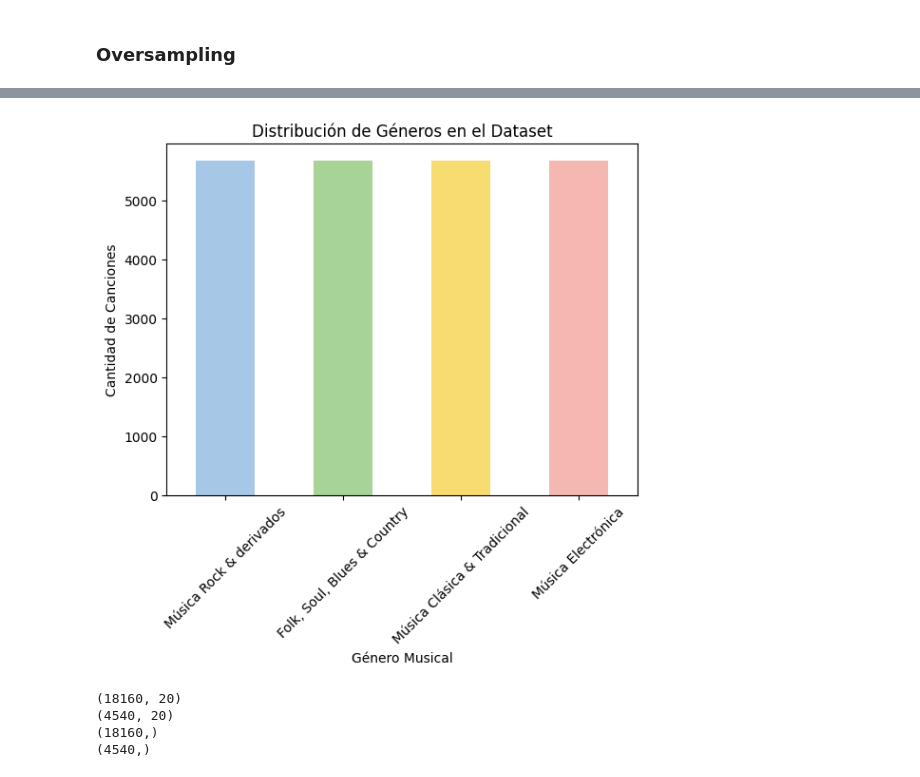
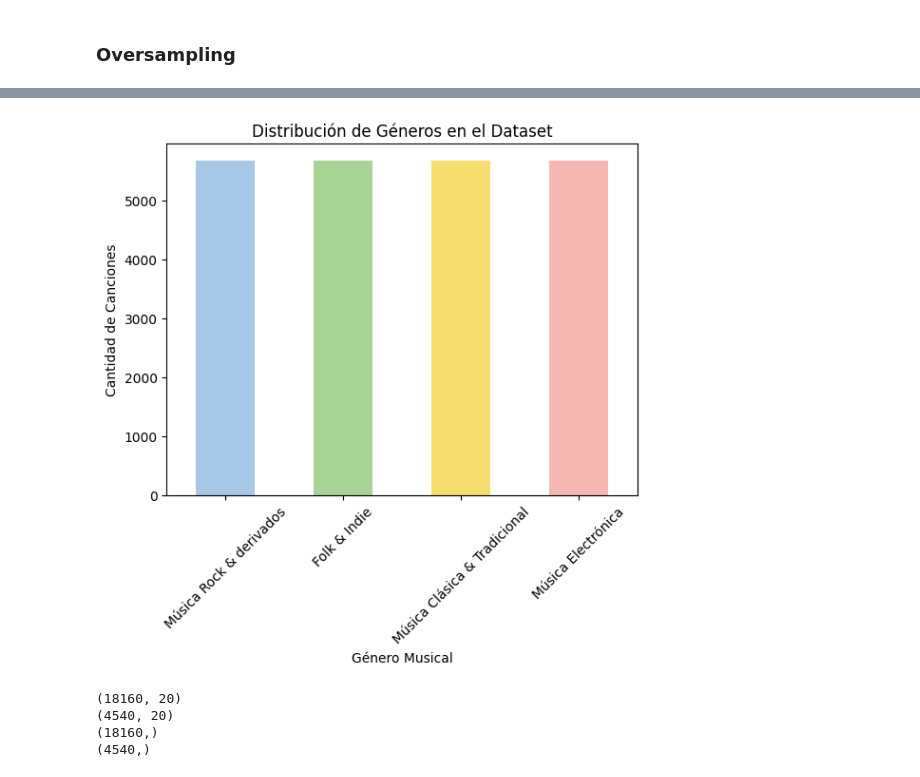
Before and after one commit to LucasQuintoDiario/ML_music_genres, a Jupyter notebook: notebooks/03_Entrenamiento_Evaluacion.ipynb, the cells around one changed output, grey strips where cells are left out. Cells and saved outputs as stored; diff of their text form; code cells hidden in the pictures.

```diff
--- a/notebooks/03_Entrenamiento_Evaluacion.ipynb
+++ b/notebooks/03_Entrenamiento_Evaluacion.ipynb
@@ -1247,27 +1255,27 @@ print("Distribución después del oversampling:", Counter(y_resampled))
 # %%
 # Crear un diccionario para mapear los valores numéricos a sus etiquetas generales
 genre_labels = {
     0: "Música Electrónica",
     1: "Música Rock & derivados",
     2: "Música Clásica & Tradicional",
-    3: "Folk, Soul, Blues & Country"
+    3: "Folk & Indie"
 }
 
 # Contar la cantidad de cada categoría en la columna 'genre'
 genre_counts = pd.Series(y_resampled).value_counts()
 
 # Reemplazar los números por nombres de las categorías generales
 genre_counts.index = genre_counts.index.map(genre_labels)
 
 # Graficar
 genre_counts.plot(kind="bar", color=colores_pastel)
 plt.xticks(rotation=45)
 plt.xlabel("Género Musical")
 plt.ylabel("Cantidad de Canciones")
 plt.title("Distribución de Géneros en el Dataset")
 plt.show()
 # %% [output]
-[figure, old version]
+[figure, new version]
 # %%
 # Dividir datos en entrenamiento y prueba
 X_train, X_test, y_train, y_test = train_test_split(X_resampled, y_resampled, test_size=0.2, random_state=41)
```
Also changed, not shown: parts of 5 cells of this notebook, 2 other files.
